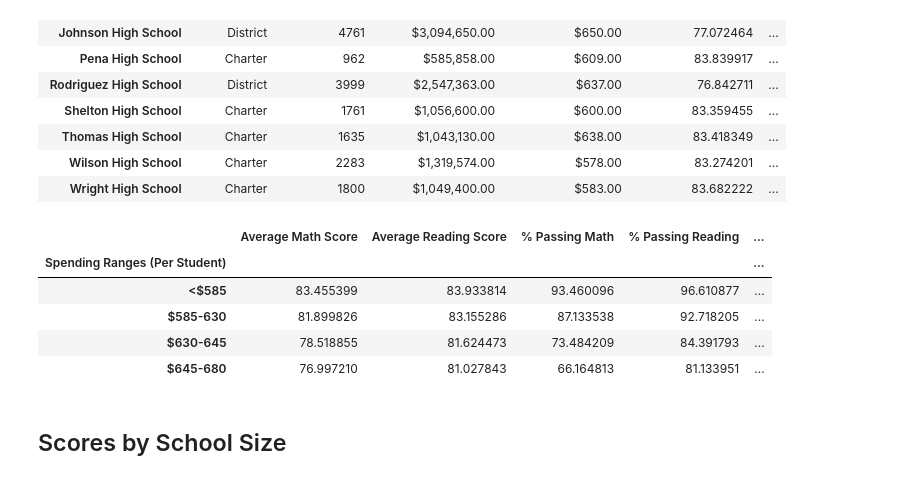
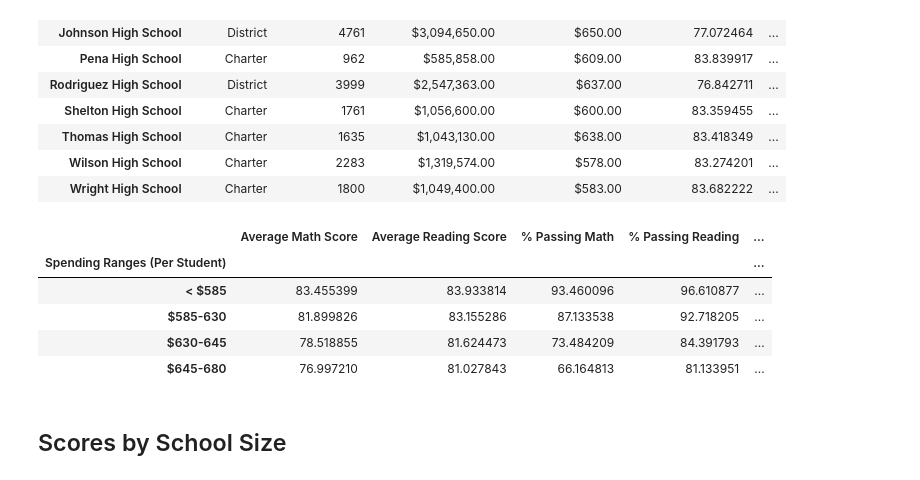
Before and after one commit to hopkinsbowman78/pandas-data-analysis, a Jupyter notebook: PyCitySchools/Work in this File.ipynb, the cells around one changed output. Cells and saved outputs as stored; diff of their text form; code cells hidden in the pictures.

```diff
--- a/PyCitySchools/Work in this File.ipynb
+++ b/PyCitySchools/Work in this File.ipynb
@@ -296,7 +300,11 @@ Wright High School       90.333333
 dtype: float64
 # %%
 # Create a DataFrame called `per_school_summary` with columns for the calculations above.
-per_school_summary = pd.DataFrame({"School Type": school_types, "Total Students": per_school_counts, "Total School Budget": per_school_budget, "Per Student Budget": per_school_capita, "Average Math Score": per_school_math, "Average Reading Score": per_school_reading, "% Passing Math": per_school_passing_math, "% Passing Reading": per_school_passing_reading, "% Overall Passing": overall_passing_rate})
+per_school_summary = pd.DataFrame({"School Type": school_types, "Total Students": per_school_counts, "Total School Budget": per_school_budget, \
+                                   "Per Student Budget": per_school_capita, "Average Math Score": per_school_math, \
+                                   "Average Reading Score": per_school_reading, "% Passing Math": per_school_passing_math, \
+                                   "% Passing Reading": per_school_passing_reading, "% Overall Passing": overall_passing_rate})
+per_school_summary.index.name = None
 
 # Formatting
 per_school_summary["Total School Budget"] = per_school_summary["Total School Budget"].map("${:,.2f}".format)
@@ -451,7 +457,7 @@ reading_scores_by_grade
 # %%
 # Establish the bins
 spending_bins = [0, 585, 630, 645, 680]
-labels = ["<$585", "$585-630", "$630-645", "$645-680"]
+group_names = ["< $585", "$585-630", "$630-645", "$645-680"]
 # %%
 # Create a copy of the school summary since it has the "Per Student Budget"
 school_spending_df = per_school_summary.copy()
@@ -458,6 +472,6 @@ school_spending_df = per_school_summary.copy()
 # %%
 # Use `pd.cut` to categorize spending based on the bins.
-school_spending_df["Spending Ranges (Per Student)"] =
+school_spending_df["Spending Ranges (Per Student)"] = pd.cut(per_school_capita, spending_bins, labels = group_names, include_lowest=True)
 school_spending_df
 # %% [output]
 |  | School Type | Total Students | Total School Budget | Per Student Budget | Average Math Score | ... |
@@ -485,14 +499,16 @@ spending_passing_reading = school_spending_df.groupby(["Spending Ranges (Per Stu
 overall_passing_spending = school_spending_df.groupby(["Spending Ranges (Per Student)"])["% Overall Passing"].mean()
 # %%
 # Assemble into DataFrame
-spending_summary =
+spending_summary = pd.DataFrame({"Average Math Score": spending_math_scores, "Average Reading Score": spending_reading_scores, \
+                                 "% Passing Math": spending_passing_math, "% Passing Reading": spending_passing_reading, \
+                                    "% Overall Passing": overall_passing_spending})
 
 # Display results
 spending_summary
 # %% [output]
 |  | Average Math Score | Average Reading Score | % Passing Math | % Passing Reading | ... |
 | Spending Ranges (Per Student) |  |  |  |  | ... |
-| <$585 | 83.455399 | 83.933814 | 93.460096 | 96.610877 | ... |
+| < $585 | 83.455399 | 83.933814 | 93.460096 | 96.610877 | ... |
 | $585-630 | 81.899826 | 83.155286 | 87.133538 | 92.718205 | ... |
 | $630-645 | 78.518855 | 81.624473 | 73.484209 | 84.391793 | ... |
 | $645-680 | 76.997210 | 81.027843 | 66.164813 | 81.133951 | ... |
```
Also changed, not shown: parts of 12 cells of this notebook, 1 other file.
